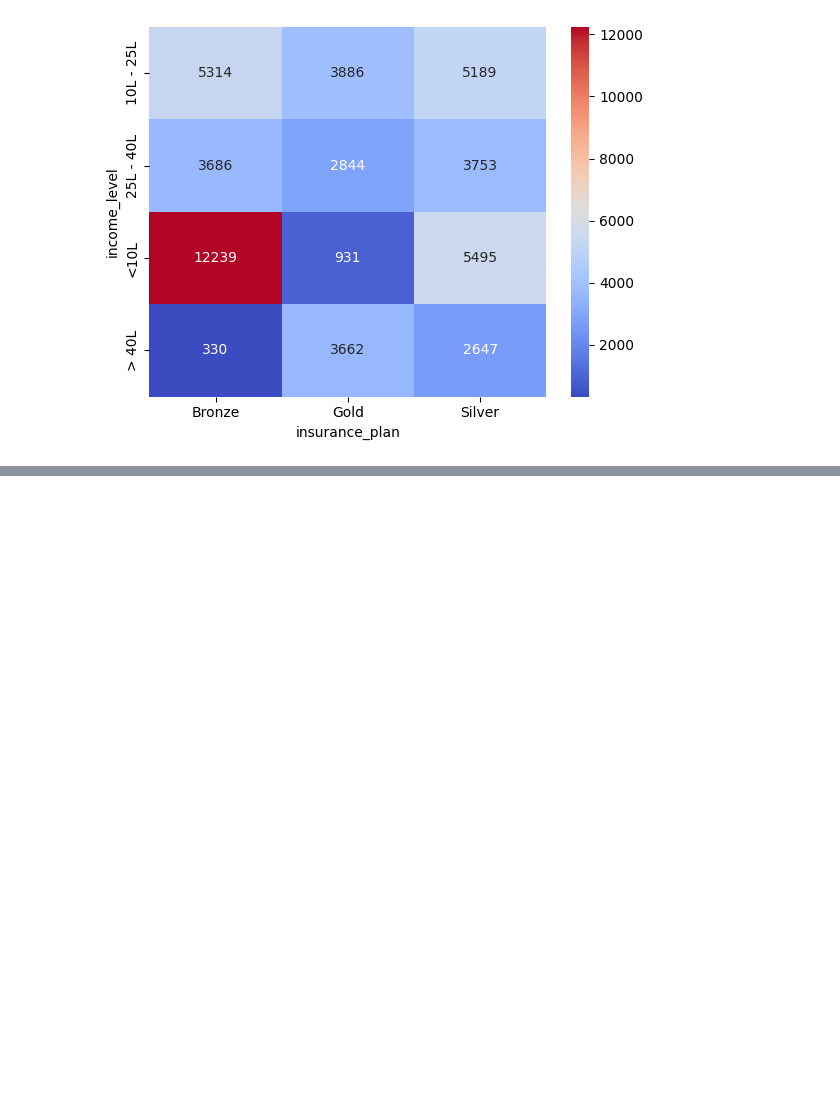
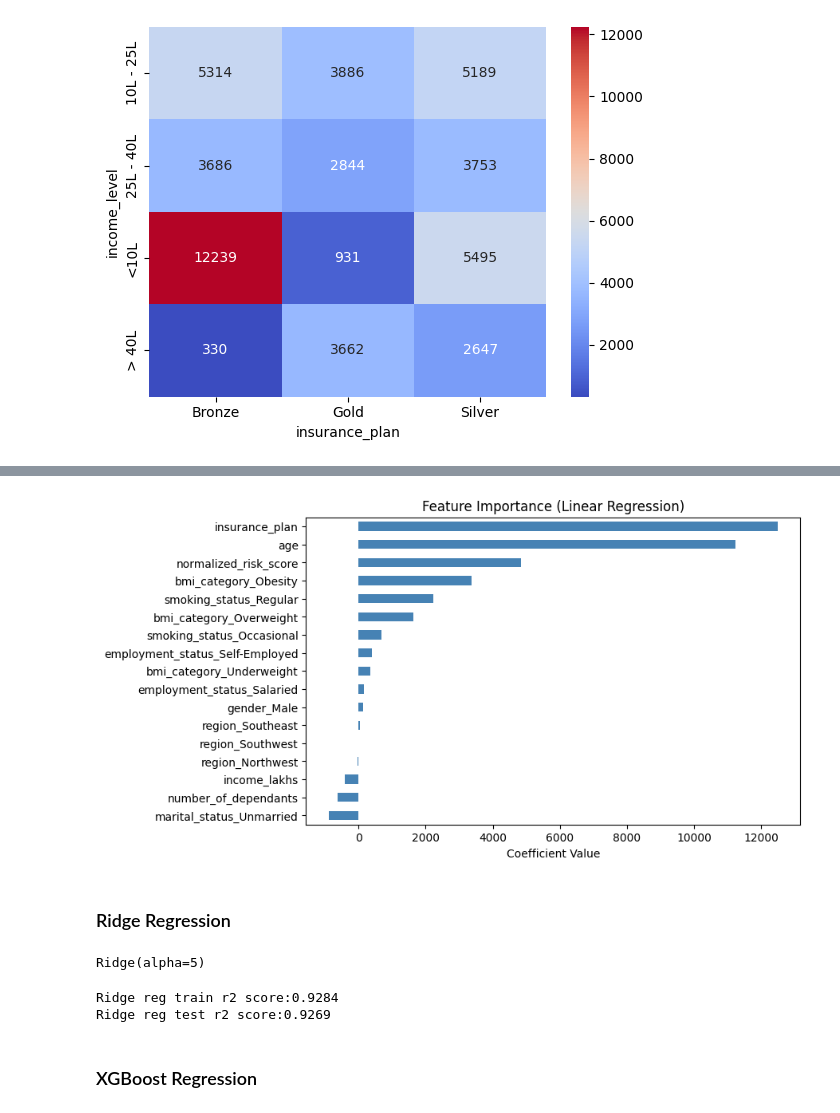
Before and after one commit to jsuryanm/insurance-prediction-ml-system, a Jupyter notebook: research/1_EDA.ipynb, the cells around one changed output, grey strips where cells are left out. Drawn from its saved outputs; the diff is of its cells as text; code cells hidden in the pictures; blank space fills up the shorter version.

Commit message:
experimented with a few models

```diff
--- a/research/1_EDA.ipynb
+++ b/research/1_EDA.ipynb
@@ -395,0 +681,3 @@ plt.show()
+# %%
+X_reduced = X.drop("income_level",axis='columns')
+X_reduced.head()
@@ -395,0 +695,8 @@ plt.show()
+# %%
+from sklearn.model_selection import train_test_split
+
+X_train,X_test,y_train,y_test = train_test_split(X_reduced,y,test_size=0.2,random_state=10)
+print("X_train shape:",X_train.shape)
+print("X_test shape:",X_test.shape)
+print("y_train shape:",y_train.shape)
+print("y_test shape:",y_test.shape)
@@ -395,0 +708,5 @@ plt.show()
+# %%
+from sklearn.linear_model import LinearRegression
+
+lin_reg = LinearRegression()
+lin_reg.fit(X_train,y_train)
@@ -395,0 +735,8 @@ plt.show()
+# %%
+feature_importances = lin_reg.coef_
+coef_df = pd.DataFrame(feature_importances,
+                       index=X_test.columns,
+                       columns=["Coefficients"])
+coef_df = coef_df.sort_values(by='Coefficients',ascending=False)
+# sns.barplot(data=coef_df,x='Coefficients',hue='Coefficients',palette='tab10
+coef_df
@@ -395,0 +762,28 @@ plt.show()
+# %%
+plt.figure(figsize=(8, 5))
+coef_df['Coefficients'].plot(kind='barh', color='steelblue')
+plt.xlabel("Coefficient Value")
+plt.title("Feature Importance (Linear Regression)")
+plt.gca().invert_yaxis()
+plt.show()
+# %% [output]
+[figure, added]
+# %% [markdown]
+### Ridge Regression
+# %%
+from sklearn.linear_model import Ridge
+
+ridge_reg = Ridge(alpha=5)
+ridge_reg.fit(X_train,y_train)
+# %% [output]
+Ridge(alpha=5)
+# %%
+ridge_reg_train_r2 =  ridge_reg.score(X_train,y_train)
+ridge_reg_test_r2 =  ridge_reg.score(X_test,y_test)
+print(f"Ridge reg train r2 score:{ridge_reg_train_r2:.4f}")
+print(f"Ridge reg test r2 score:{ridge_reg_test_r2:.4f}")
+# %% [output]
+Ridge reg train r2 score:0.9284
+Ridge reg test r2 score:0.9269
+# %% [markdown]
+### XGBoost Regression
```
Also changed, not shown: parts of 48 cells of this notebook, 1 other file.
